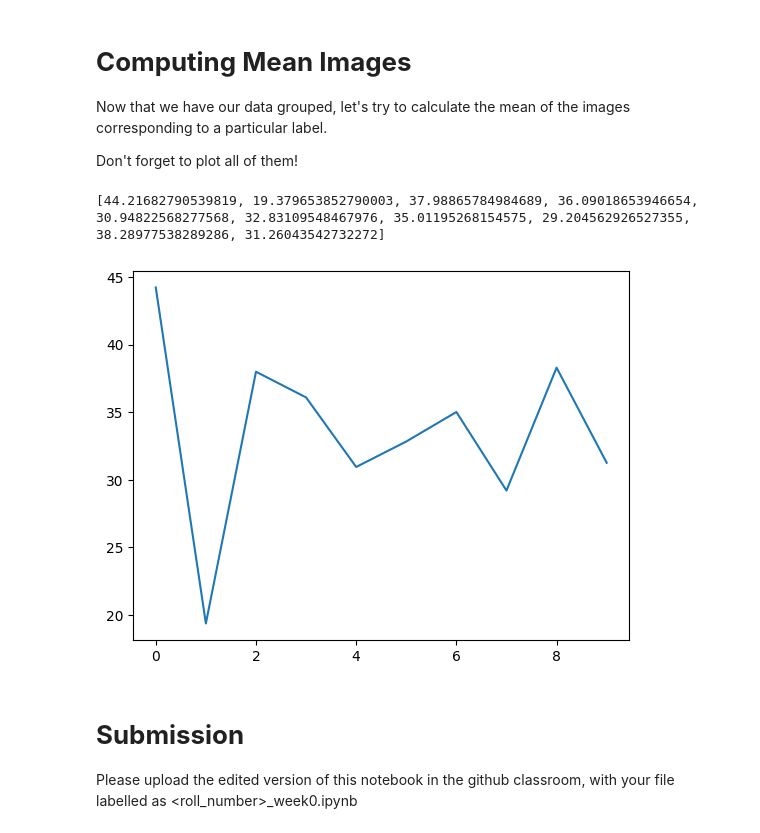
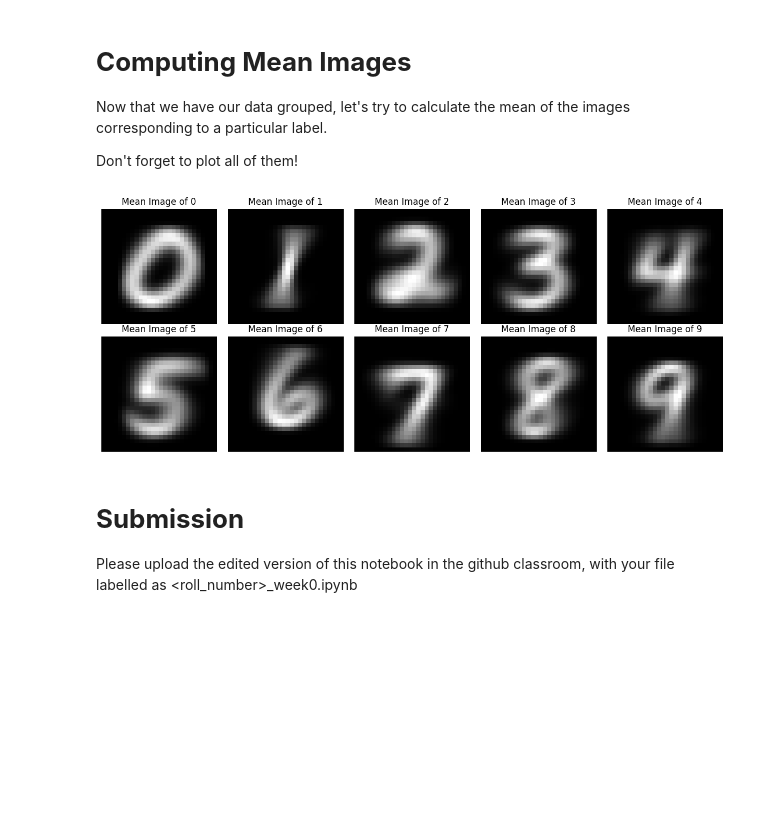
Before and after one commit to avyay26/23B3971, a Jupyter notebook: 23B3971_week0.ipynb, the cells around one changed output. Cells and saved outputs as stored; diff of their text form; code cells hidden in the pictures; blank space fills up the shorter version.

```diff
--- a/23B3971_week0.ipynb
+++ b/23B3971_week0.ipynb
@@ -344,34 +352,47 @@ Now that we have our data grouped, let's try to calculate the mean of the images
 Don't forget to plot all of them!
 # %%
 # Write your code here for an array of 10 images, each representing the mean image of a number from 0 to 9, in order. Also plot them!
-import statistics as st
-d=[]
-def average(x):
-    d=[]
+##import statistics as st
+#d=[]
+#def average(x):
+#    d=[]
+#
+#
+#
+#    for y in np.nditer(x):
+#        d.append(y)
+#    d=np.array(d)
+#    avg=st.mean(d)
+#    return avg
+#i=0
+#for i in unique_labels :
+#    d.append(average(image_groups[i]))
+#
+#print(d)
+#
+#d=np.array(d)
+#xpoints=[]
+#for i in unique_labels:
+#    xpoints.append(float(i))
+#xpoints=np.array(xpoints)
+#plt.plot(xpoints,d)
+#plt.show()
+#
+mean_images = []
+for label in unique_labels:
+    label_image = np.mean(image_groups[label], axis=0)
+    mean_images.append(label_image)
+plt.figure(figsize=(12, 5))
+for digit in range(10):
+    plt.subplot(2, 5, digit + 1)
+    plt.imshow(mean_images[digit], cmap='gray')
+    plt.title(f'Mean Image of {digit}')
+    plt.axis('off')
 
-
-
-    for y in np.nditer(x):
-        d.append(y)
-    d=np.array(d)
-    avg=st.mean(d)
-    return avg
-i=0
-for i in unique_labels :
-    d.append(average(image_groups[i]))
-
-print(d)
-
-d=np.array(d)
-xpoints=[]
-for i in unique_labels:
-    xpoints.append(float(i))
-xpoints=np.array(xpoints)
-plt.plot(xpoints,d)
+plt.tight_layout()
 plt.show()
 # %% [output]
-[44.21682790539819, 19.379653852790003, 37.98865784984689, 36.09018653946654, 30.94822568277568, 32.83109548467976, 35.01195268154575, 29.204562926527355, 38.28977538289286, 31.26043542732272]
-[figure, old version]
+[figure, new version]
 # %% [markdown]
 # **Submission**
 
```
Also changed, not shown: parts of 4 cells of this notebook.
